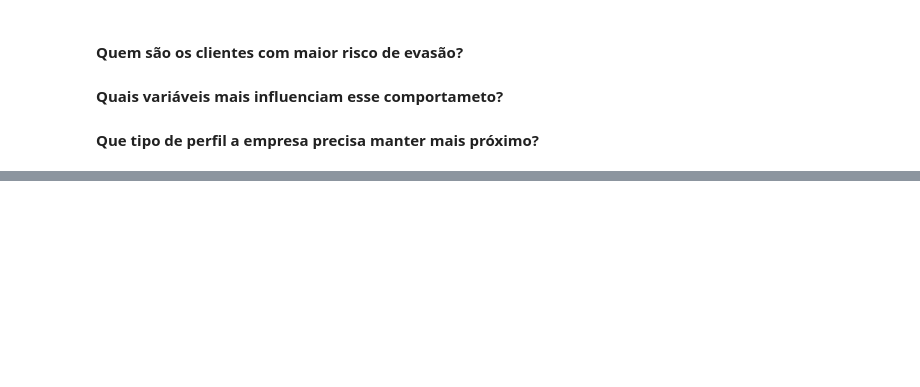
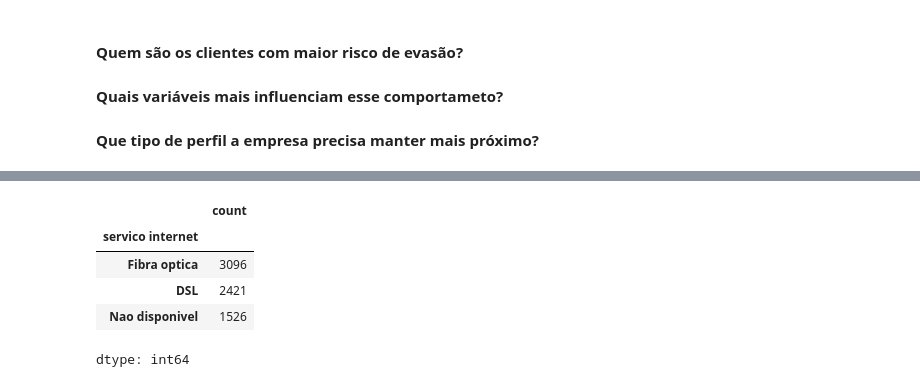
Before and after one commit to DaDosValle/Analise_Preditiva-Machine_Learning-TelecomX, a Jupyter notebook: Analise_Preditiva_TelecomX.ipynb, the cells around one changed output, grey strips where cells are left out. Cells and saved outputs as stored; diff of their text form; code cells hidden in the pictures; blank space fills up the shorter version.

```diff
--- a/Analise_Preditiva_TelecomX.ipynb
+++ b/Analise_Preditiva_TelecomX.ipynb
@@ -8,0 +59,9 @@
+# %%
+dados['servico internet'].value_counts()
+# %% [output]
+|  | count |
+| servico internet |  |
+| Fibra optica | 3096 |
+| DSL | 2421 |
+| Nao disponivel | 1526 |
+dtype: int64
```
Also changed, not shown: parts of 16 cells of this notebook.
